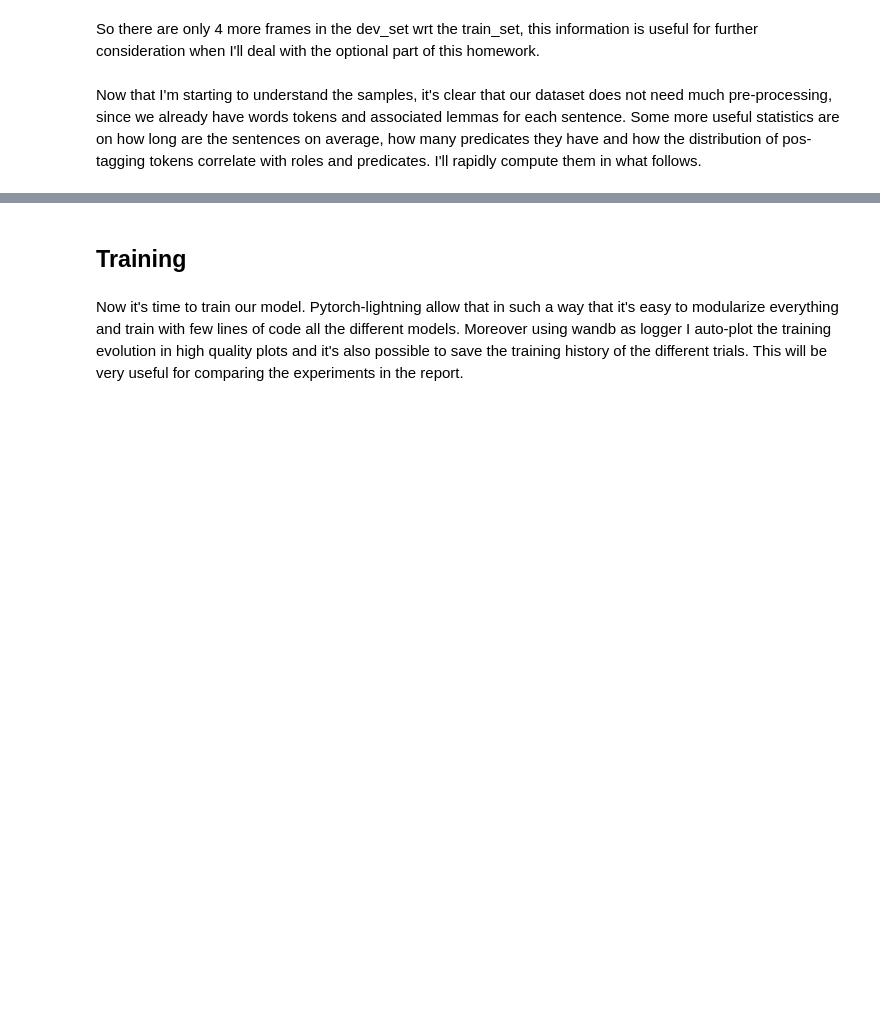
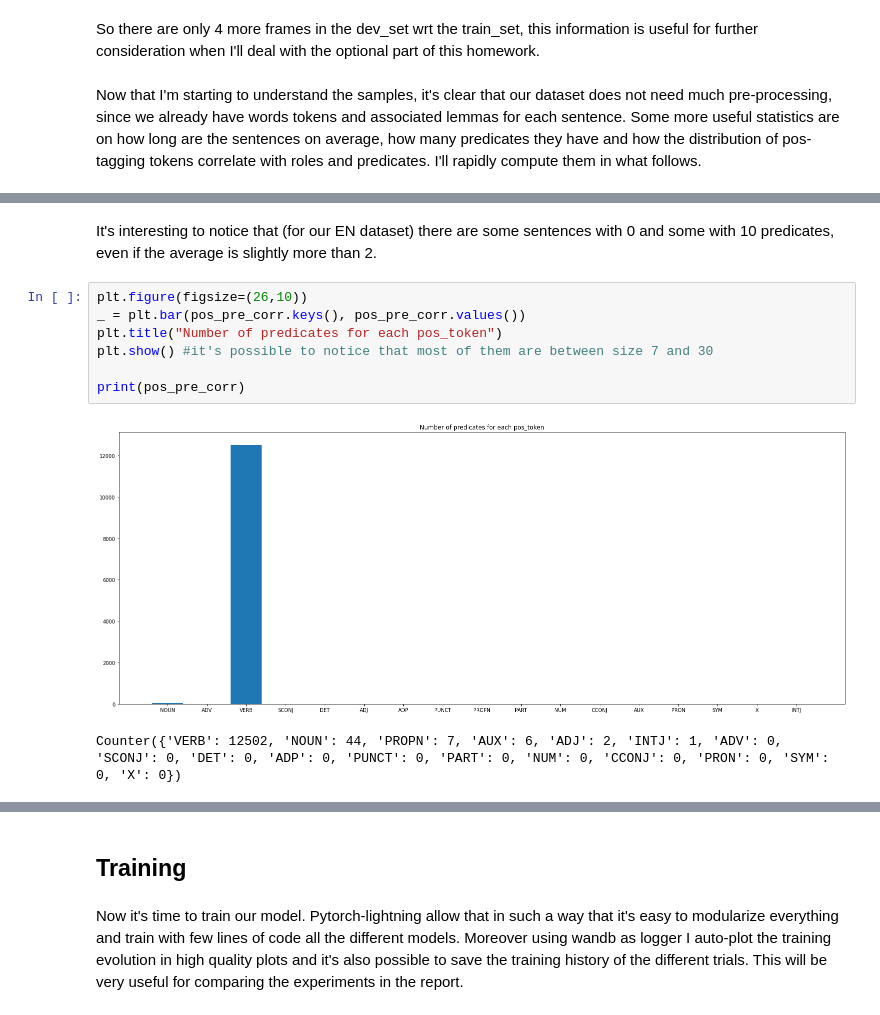
Before and after one commit to DennisRotondi/NLP_hw2, a Jupyter notebook: hw2/stud/nlp_hw2.ipynb, the cells around one changed output, grey strips where cells are left out. Cells and saved outputs as stored; diff of their text form; blank space fills up the shorter version.

```diff
--- a/hw2/stud/nlp_hw2.ipynb
+++ b/hw2/stud/nlp_hw2.ipynb
@@ -124,0 +207,12 @@ plt.show() #it's possible to notice that most of them are between size 7 and 30
+# %% [markdown]
+It's interesting to notice that (for our EN dataset) there are some sentences with 0 and some with 10 predicates, even if the average is slightly more than 2.
+# %%
+plt.figure(figsize=(26,10))
+_ = plt.bar(pos_pre_corr.keys(), pos_pre_corr.values())
+plt.title("Number of predicates for each pos_token")
+plt.show() #it's possible to notice that most of them are between size 7 and 30
+
+print(pos_pre_corr)
+# %% [output]
+[figure, added]
+Counter({'VERB': 12502, 'NOUN': 44, 'PROPN': 7, 'AUX': 6, 'ADJ': 2, 'INTJ': 1, 'ADV': 0, 'SCONJ': 0, 'DET': 0, 'ADP': 0, 'PUNCT': 0, 'PART': 0, 'NUM': 0, 'CCONJ': 0, 'PRON': 0, 'SYM': 0, 'X': 0})
```
Also changed, not shown: parts of 36 cells of this notebook, 3 other files.
